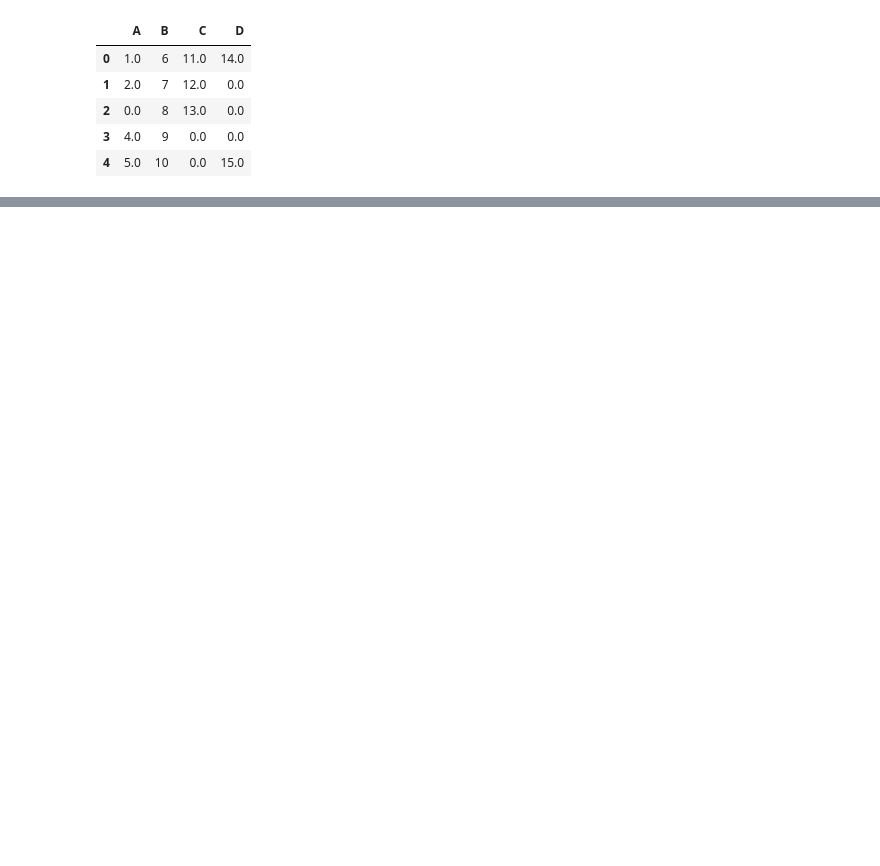
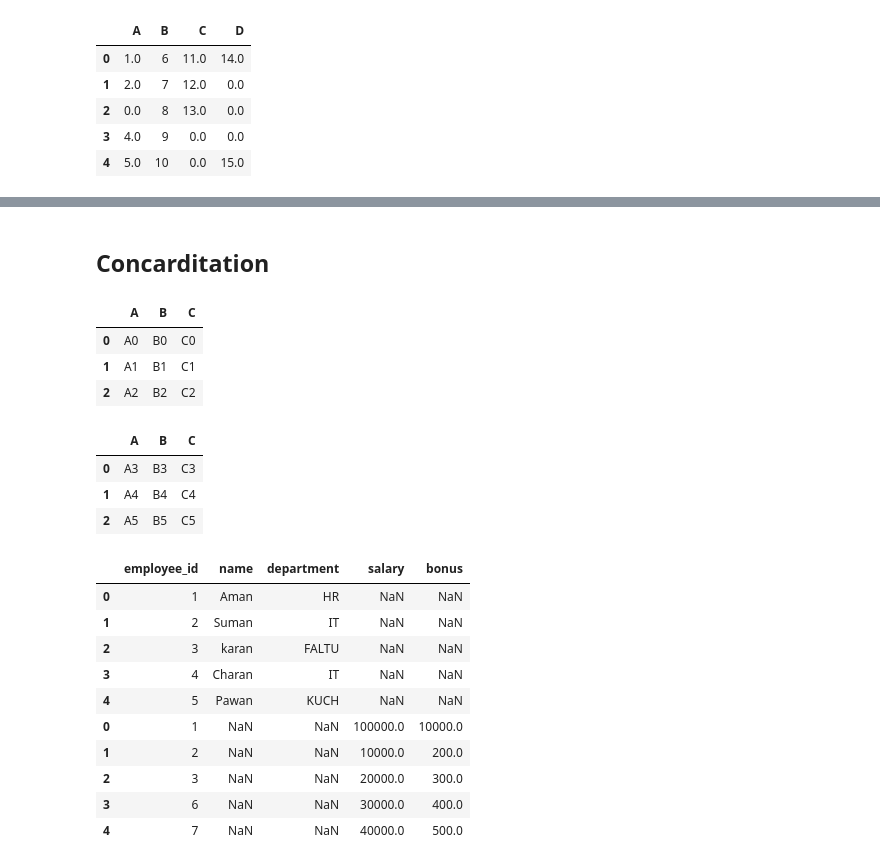
Before and after one commit to amanjeetkumar22/python_practice-, a Jupyter notebook: panda/basics/first.ipynb, the cells around one changed output, grey strips where cells are left out. Cells and saved outputs as stored; diff of their text form; code cells hidden in the pictures; blank space fills up the shorter version.

```diff
--- a/panda/basics/first.ipynb
+++ b/panda/basics/first.ipynb
@@ -281,0 +286,13 @@ df.fillna(df.mean())
+# %%
+employee = pd.DataFrame({
+    'employee_id':[1,2,3,4,5],
+    'name':['Aman','Suman','karan','Charan','Pawan'],
+    'department':['HR','IT','FALTU','IT','KUCH'],
+})
+
+salaries = pd.DataFrame({
+   'employee_id':[1,2,3,6,7],
+    'salary':[100000,10000,20000,30000,40000],
+    'bonus':[10000,200,300,400,500]
+})
+employee
@@ -281,0 +351,2 @@ df.fillna(df.mean())
+# %% [markdown]
+## Concarditation
@@ -281,0 +365,29 @@ df.fillna(df.mean())
+# %%
+df1
+# %% [output]
+|  | A | B | C |
+| 0 | A0 | B0 | C0 |
+| 1 | A1 | B1 | C1 |
+| 2 | A2 | B2 | C2 |
+# %%
+df2
+# %% [output]
+|  | A | B | C |
+| 0 | A3 | B3 | C3 |
+| 1 | A4 | B4 | C4 |
+| 2 | A5 | B5 | C5 |
+# %%
+# pd.concat([df1,df2])
+pd.concat([employee,salaries])
+# %% [output]
+|  | employee_id | name | department | salary | bonus |
+| 0 | 1 | Aman | HR | NaN | NaN |
+| 1 | 2 | Suman | IT | NaN | NaN |
+| 2 | 3 | karan | FALTU | NaN | NaN |
+| 3 | 4 | Charan | IT | NaN | NaN |
+| 4 | 5 | Pawan | KUCH | NaN | NaN |
+| 0 | 1 | NaN | NaN | 100000.0 | 10000.0 |
+| 1 | 2 | NaN | NaN | 10000.0 | 200.0 |
+| 2 | 3 | NaN | NaN | 20000.0 | 300.0 |
+| 3 | 6 | NaN | NaN | 30000.0 | 400.0 |
+| 4 | 7 | NaN | NaN | 40000.0 | 500.0 |
```
Also changed, not shown: parts of 19 cells of this notebook.
